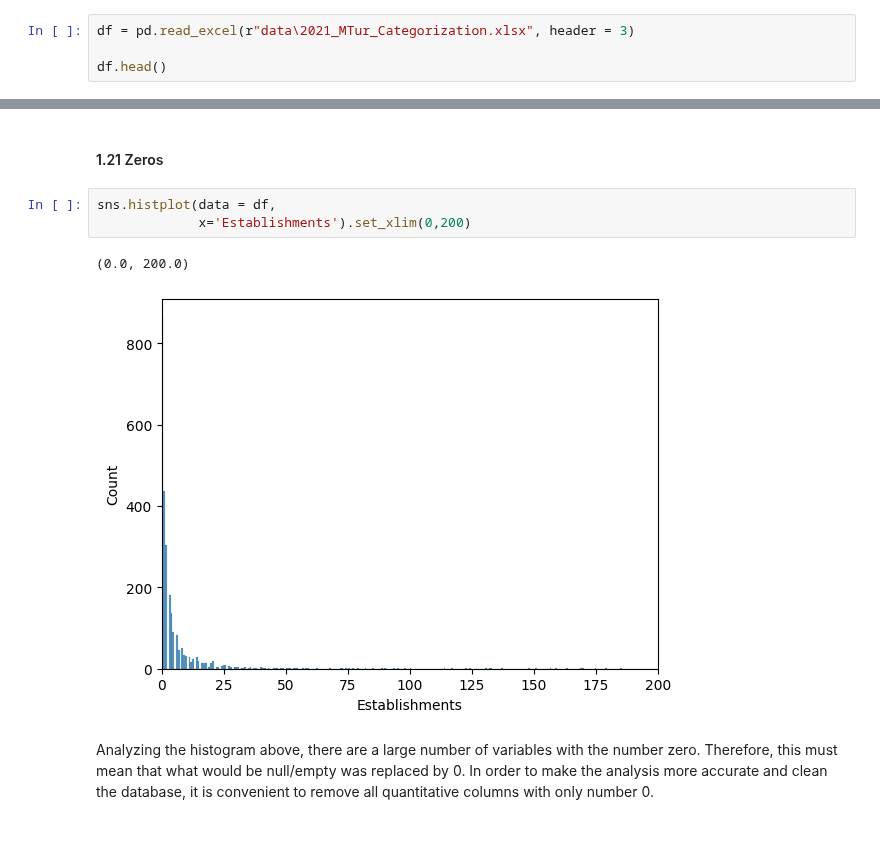
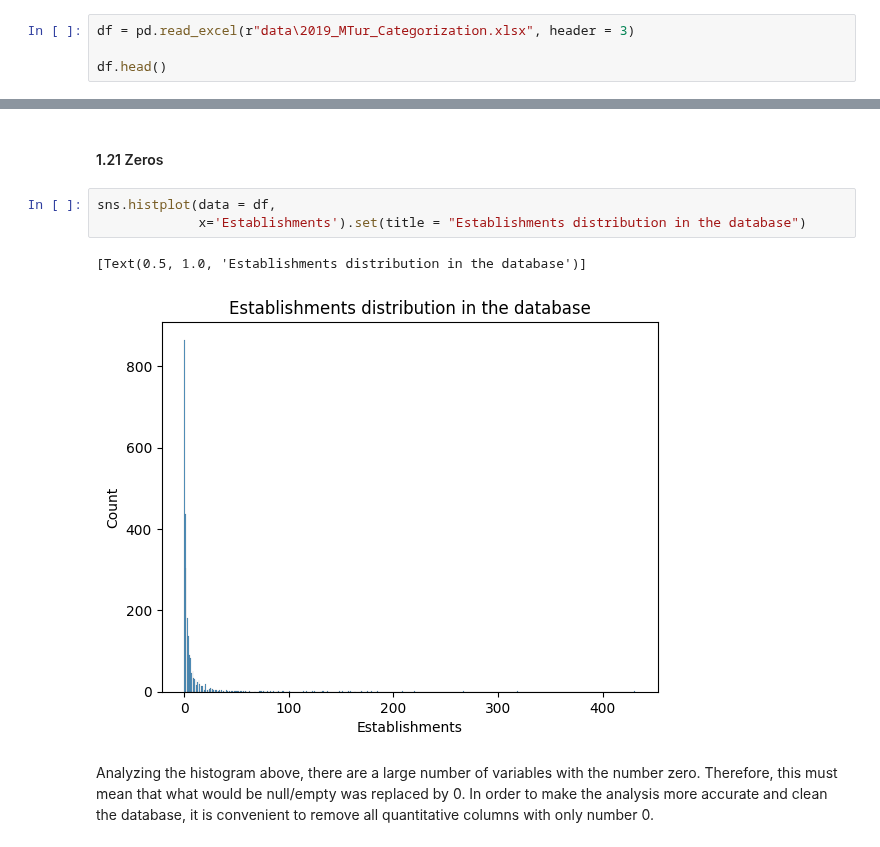
Before and after one commit to juhtolent/Brazil_Tourism, a Jupyter notebook: Exploratory Data Analysis - Tourism.ipynb, the cells around one changed output, grey strips where cells are left out. Cells and saved outputs as stored; diff of their text form.

```diff
--- a/Exploratory Data Analysis - Tourism.ipynb
+++ b/Exploratory Data Analysis - Tourism.ipynb
@@ -12,7 +19,7 @@ import matplotlib.pyplot as plt
 import plotly.express as px
 import seaborn as sns
 # %%
-df = pd.read_excel(r"data\2021_MTur_Categorization.xlsx", header = 3)
+df = pd.read_excel(r"data\2019_MTur_Categorization.xlsx", header = 3)
 
 df.head()
 # %% [output]
@@ -173,10 +179,10 @@ Looking at the numbers above, there are noteworthy trends that need to be discus
 #### 1.21 Zeros
 # %%
 sns.histplot(data = df,
-             x='Establishments').set_xlim(0,200)
+             x='Establishments').set(title = "Establishments distribution in the database")
 # %% [output]
-(0.0, 200.0)
+[Text(0.5, 1.0, 'Establishments distribution in the database')]
-[figure, old version]
+[figure, new version]
 # %% [markdown]
 Analyzing the histogram above, there are a large number of variables with the number zero. Therefore, this must mean that what would be null/empty was replaced by 0. In order to make the analysis more accurate and clean the database, it is convenient to remove all quantitative columns with only number 0.
 # %%
```
Also changed, not shown: parts of 11 cells of this notebook, 2 other files.
